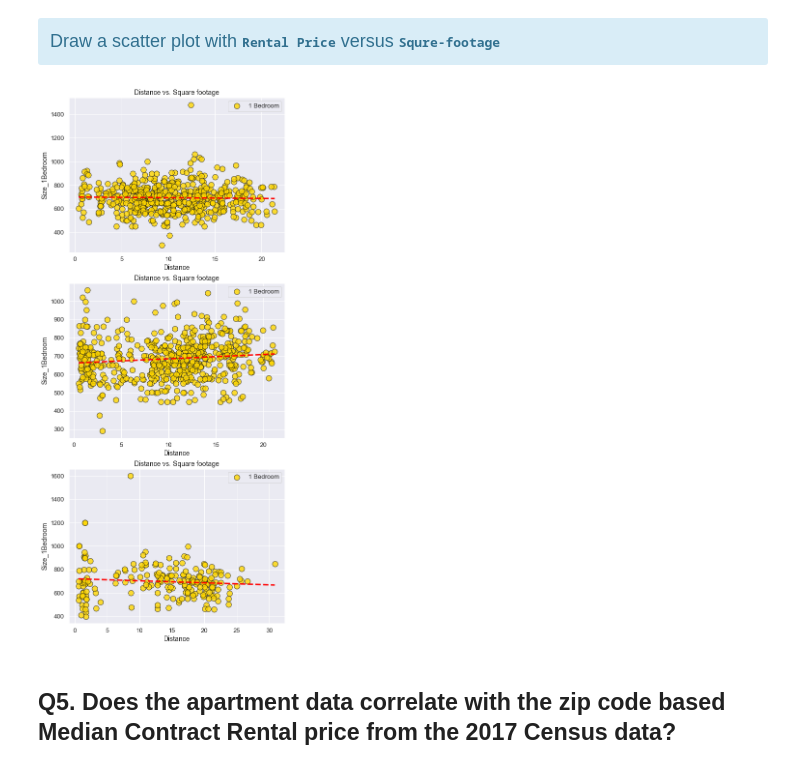
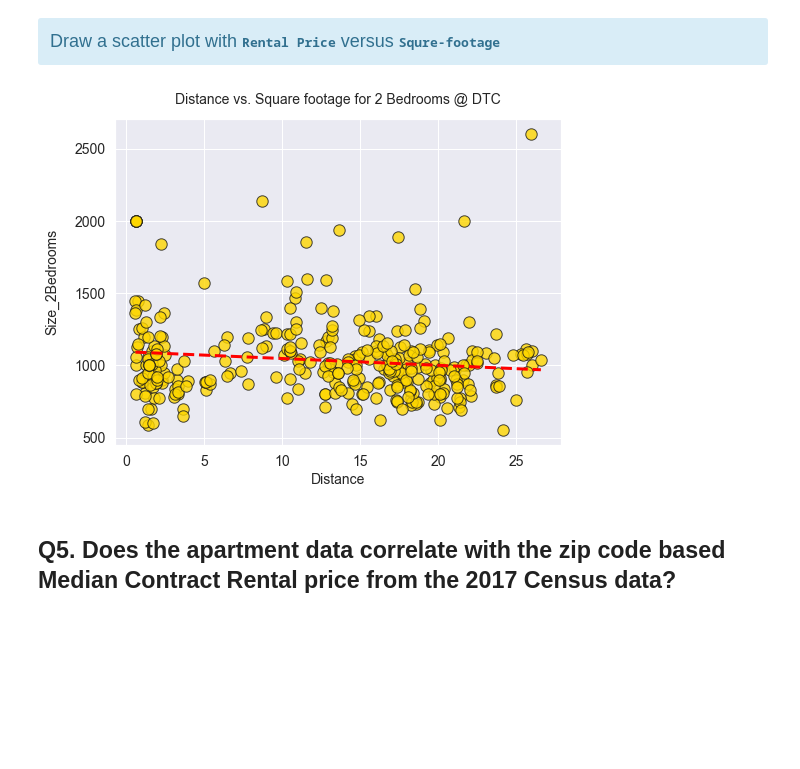
Before and after one commit to junwoo77lee/Project_Apartment_Rental_Price, a Jupyter notebook: RentalPrice/Project1_denver_commuter_and_apartment_rental_price.ipynb, the cells around one changed output. Drawn from its saved outputs; the diff is of its cells as text; code cells hidden in the pictures; blank space fills up the shorter version.

Commit message:
minor changes on charts

```diff
--- a/RentalPrice/Project1_denver_commuter_and_apartment_rental_price.ipynb
+++ b/RentalPrice/Project1_denver_commuter_and_apartment_rental_price.ipynb
@@ -431,6 +442,13 @@ df_list = [df_dtc, df_lodo, df_boulder]
 
 fig, subaxes = plt.subplots(3, 1, figsize=(8,20))
 
+# area = df_dtc.Area.unique()[0]
+# bedroom_type = 2
+# Plot_Year_built(df_dtc, ax, area, color_by='Total_Units_bins', color_scheme=color_dict, Bedroom_type=bedroom_type)
+# plt.savefig(f'scatter_plot_yearbuilt_vs_rental_price_by_units_{bedroom_type}bedroom(s)_{area}.png')
+
 for df, ax in zip(df_list, subaxes):
-    Plot_Year_built(df, ax, color_by='Total_Units_bins', color_scheme=color_dict, Bedroom_type=1)
+    area = df.Area.unique()[0]
+    bedroom_type = 2
+    Plot_Year_built(df, ax, area, color_by='Total_Units_bins', color_scheme=color_dict, Bedroom_type=bedroom_type)
 # %% [output]
@@ -445,6 +463,13 @@ df_list = [df_dtc, df_lodo, df_boulder]
 
 fig, subaxes = plt.subplots(3, 1, figsize=(8,20))
 
+# area = df_boulder.Area.unique()[0]
+# bedroom_type = 1
+# Plot_Year_built(df_dtc, ax, area, color_by='Renovated', color_scheme=color_dict, Bedroom_type=bedroom_type)
+# plt.savefig(f'scatter_plot_yearbuilt_vs_rental_price_by_renovated_{bedroom_type}bedroom(s)_{area}.png')
+
 for df, ax in zip(df_list, subaxes):
-    Plot_Year_built(df, ax, color_by='Renovated', color_scheme=color_dict, Bedroom_type=1)
+    area = df.Area.unique()[0]
+    bedroom_type = 1
+    Plot_Year_built(df, ax, area, color_by='Renovated', color_scheme=color_dict, Bedroom_type=bedroom_type)
 # %% [output]
@@ -457,7 +482,7 @@ for df, ax in zip(df_list, subaxes):
 </div>
 # %%
 # Draw correlation plot between square-footage and distance (or duration)
-def correlation_plot_sqft(df, ax, Bedroom_type=1, field='Distance'):
+def correlation_plot_sqft(df, ax, area, Bedroom_type=1, field='Distance'):
     x_axis = df[field]
     if Bedroom_type == 1:
         y_axis = df['Size_1Bedroom']
@@ -469,11 +494,11 @@ def correlation_plot_sqft(df, ax, Bedroom_type=1, field='Distance'):
         print("You need to put 1 or 2 for the parameter 'Bedroom_type'.")
 
     scatter = ax.scatter(x_axis, y_axis, s=130, c='gold', edgecolor='k', lw=1, label=label, alpha=0.8)
-    ax.set_title(f'{field} vs. Square footage', fontsize=14)
+    ax.set_title(f'{field} vs. Square footage for {label} @ {area}', fontsize=14, pad=15)
     ax.set_xlabel(f'{field}', fontsize=14)
-    ax.set_ylabel("Square footage", fontsize=14)
-    ax.tick_params(labelsize=13)
-    ax.legend(fontsize=13)
+    ax.set_ylabel("Square footage", fontsize=14, labelpad=15)
+    ax.tick_params(labelsize=14)
+#     ax.legend(fontsize=13)
 
     sns.regplot(x_axis, y_axis, data=df,
                 order=1, ci=None, truncate=True,
@@ -482,12 +507,19 @@ def correlation_plot_sqft(df, ax, Bedroom_type=1, field='Distance'):
 # %%
 df_list = [df_dtc, df_lodo, df_boulder]
 
-fig, subaxes = plt.subplots(3, 1, figsize=(8,20))
+fig, ax = plt.subplots(1, 1, figsize=(8,6))
 
-for df, ax in zip(df_list, subaxes):
-    correlation_plot_sqft(df, ax, Bedroom_type=1, field='Distance')
+area = df_dtc.Area.unique()[0]
+bedroom_type = 2
+correlation_plot_sqft(df, ax, area, Bedroom_type=bedroom_type, field='Distance')
+plt.savefig(f'scatter_plot_distance_vs_sqft_{bedroom_type}bedroom(s)_{area}.png')
+
+# for df, ax in zip(df_list, subaxes):
+#     area = df.Area.unique()[0]
+#     bedroom_type = 1
+#     correlation_plot_sqft(df, ax, area, Bedroom_type=bedroom_type, field='Distance')
 # %% [output]
-[figure, old version]
+[figure, new version]
 # %% [markdown]
 ## Q5.  Does the apartment data correlate with the zip code based Median Contract Rental price from the 2017 Census data?
 # %% [markdown]
```
Also changed, not shown: parts of 11 cells of this notebook, 2 other files.
